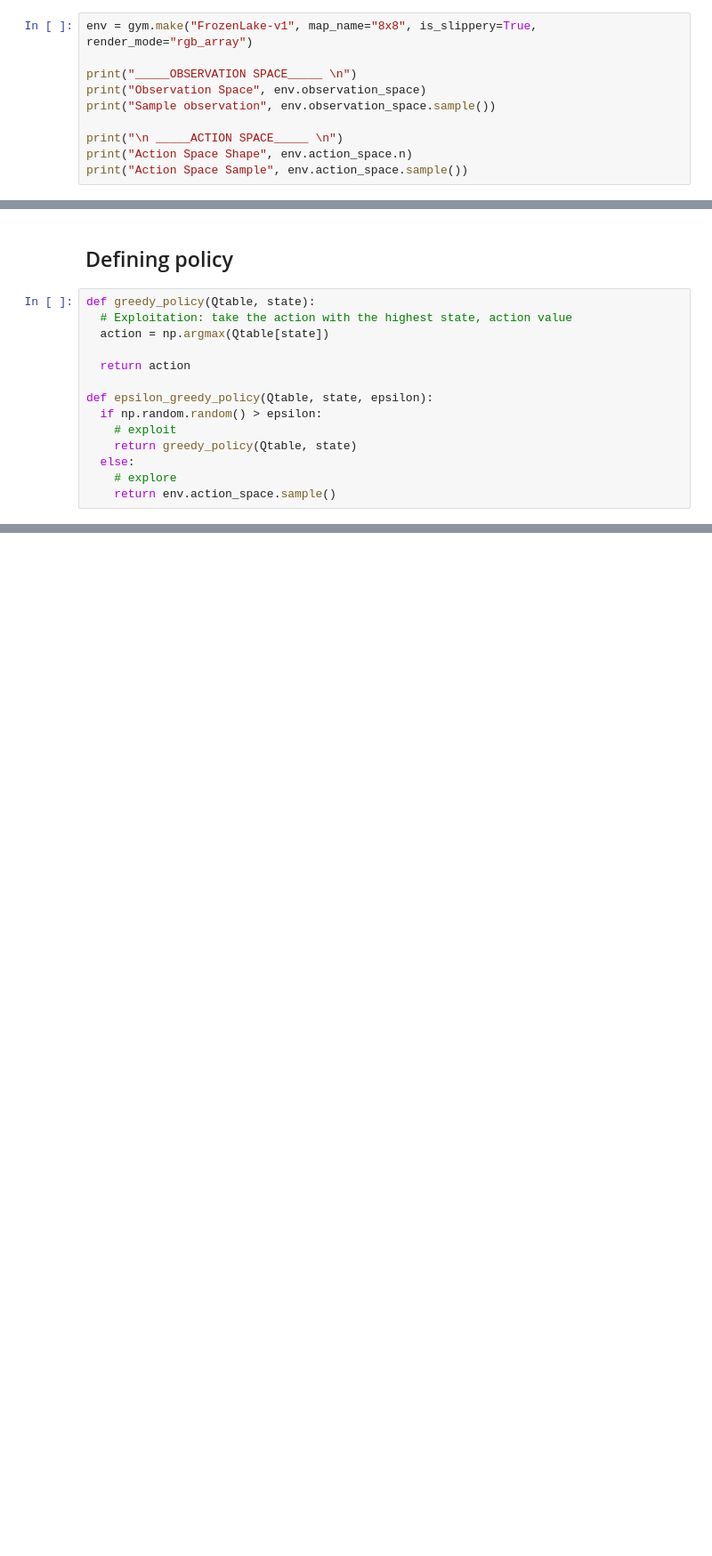
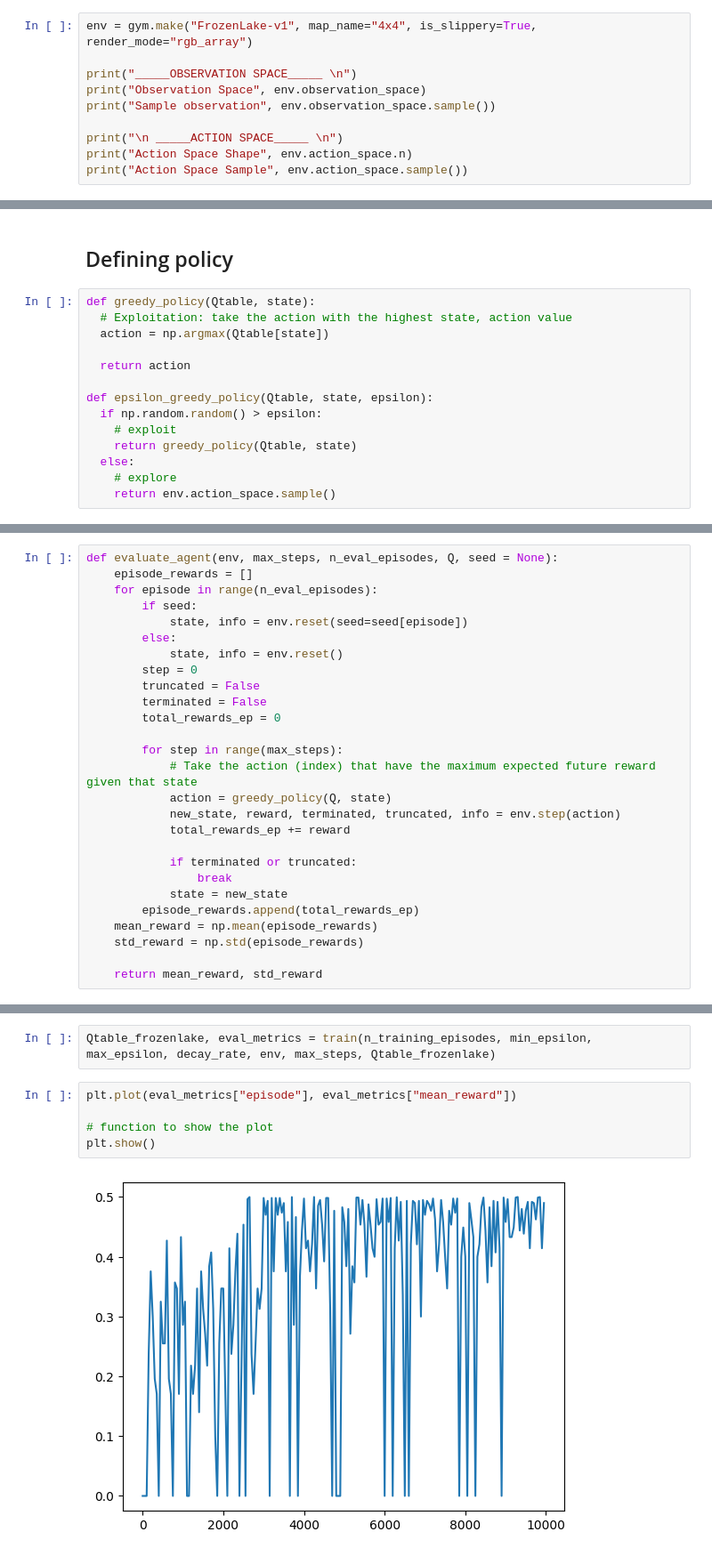
Before and after one commit to Pipe-Runner/reinforcement-learning-experiments, a Jupyter notebook: q_learning.ipynb, the cells around one changed output, grey strips where cells are left out. Shown at 89% size. Cells and saved outputs as stored; diff of their text form; blank space fills up the shorter version.

```diff
--- a/q_learning.ipynb
+++ b/q_learning.ipynb
@@ -42,7 +72,7 @@ virtual_display.start()
 # %% [markdown]
 ## Create Env
 # %%
-env = gym.make("FrozenLake-v1", map_name="8x8", is_slippery=True, render_mode="rgb_array")
+env = gym.make("FrozenLake-v1", map_name="4x4", is_slippery=True, render_mode="rgb_array")
 
 print("_____OBSERVATION SPACE_____ \n")
 print("Observation Space", env.observation_space)
@@ -90,0 +143,27 @@ def epsilon_greedy_policy(Qtable, state, epsilon):
+# %%
+def evaluate_agent(env, max_steps, n_eval_episodes, Q, seed = None):
+    episode_rewards = []
+    for episode in range(n_eval_episodes):
+        if seed:
+            state, info = env.reset(seed=seed[episode])
+        else:
+            state, info = env.reset()
+        step = 0
+        truncated = False
+        terminated = False
+        total_rewards_ep = 0
+
+        for step in range(max_steps):
+            # Take the action (index) that have the maximum expected future reward given that state
+            action = greedy_policy(Q, state)
+            new_state, reward, terminated, truncated, info = env.step(action)
+            total_rewards_ep += reward
+
+            if terminated or truncated:
+                break
+            state = new_state
+        episode_rewards.append(total_rewards_ep)
+    mean_reward = np.mean(episode_rewards)
+    std_reward = np.std(episode_rewards)
+
+    return mean_reward, std_reward
@@ -90,0 +217,9 @@ def epsilon_greedy_policy(Qtable, state, epsilon):
+# %%
+Qtable_frozenlake, eval_metrics = train(n_training_episodes, min_epsilon, max_epsilon, decay_rate, env, max_steps, Qtable_frozenlake)
+# %%
+plt.plot(eval_metrics["episode"], eval_metrics["mean_reward"])
+
+# function to show the plot
+plt.show()
+# %% [output]
+[figure, added]
```
Also changed, not shown: parts of 12 cells of this notebook.
